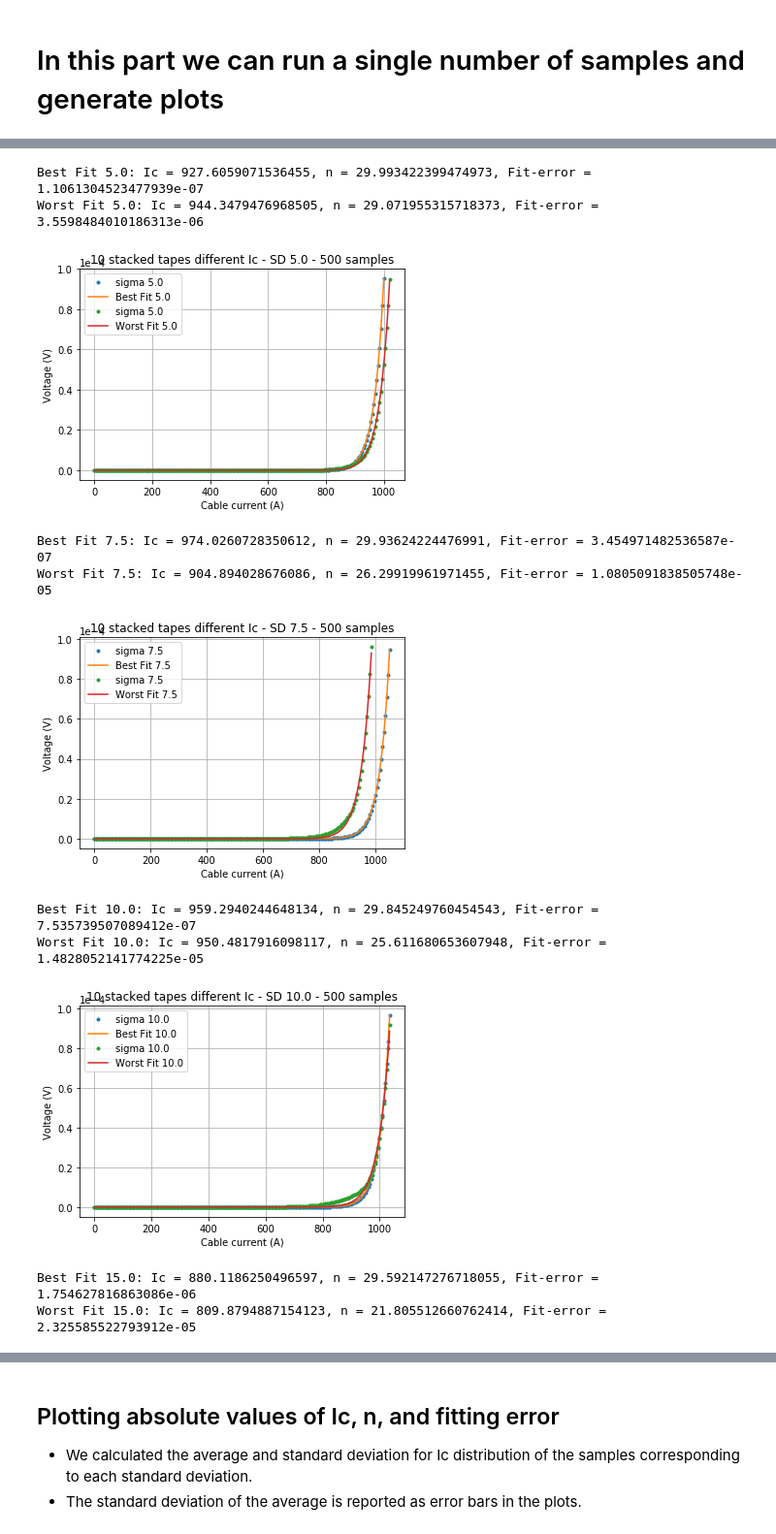
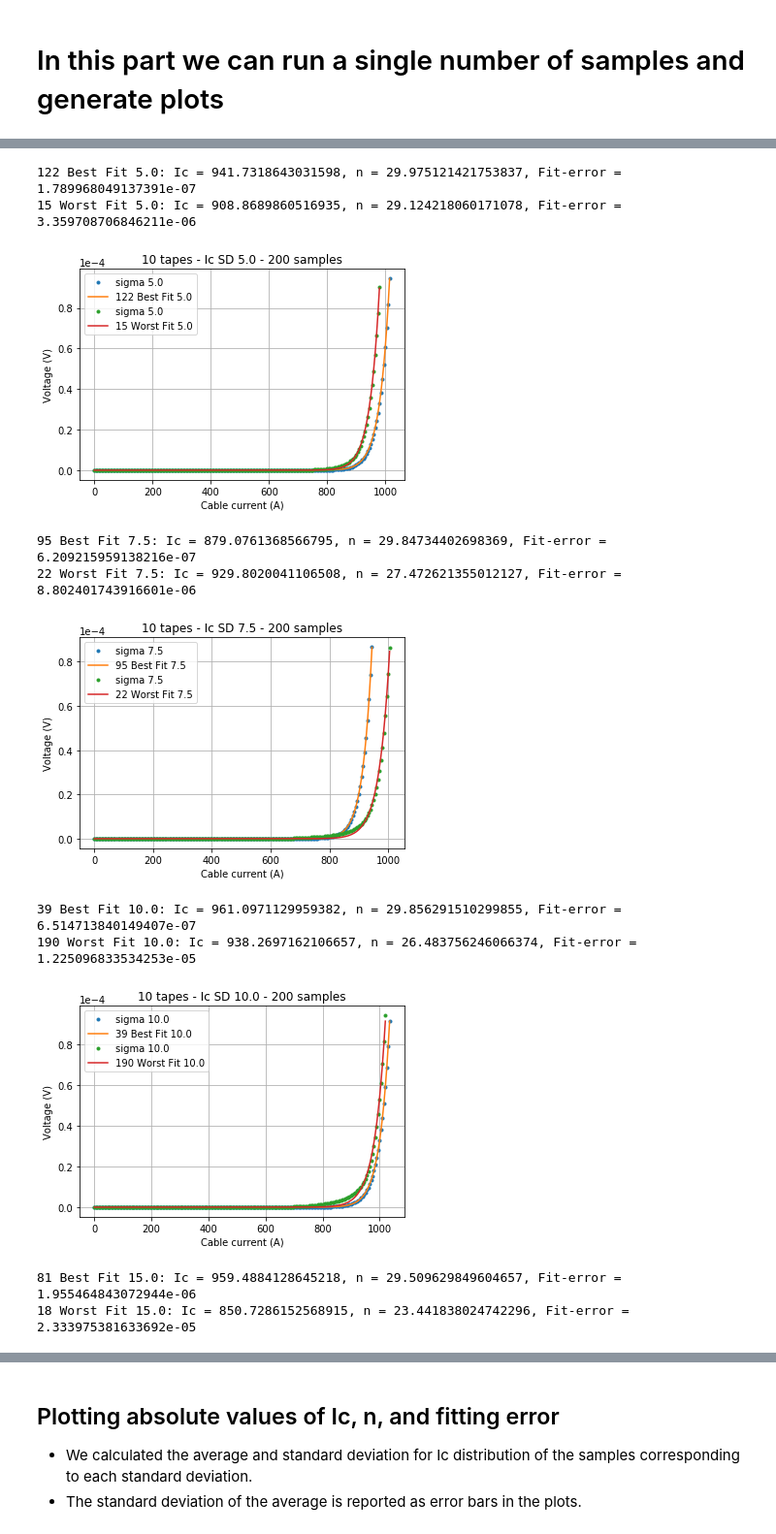
Before and after one commit to auroc10/LBNL, a Jupyter notebook: Ngspice statistics for Ic.ipynb, the cells around one changed output, grey strips where cells are left out. Shown at 97% size. Saved outputs shown, nothing was run; the diff lists cells and outputs as text; code cells hidden in the pictures.

```diff
--- a/Ngspice statistics for Ic.ipynb
+++ b/Ngspice statistics for Ic.ipynb
@@ -263,9 +263,9 @@ def main(Nsample):
     # Saving data from average and sd arrays
     fileaveragename = f'{N} tapes - {Nsample} samples'
     with open(fileaveragename, 'w') as output:
-        output.write('SD\t Ic\t sd_Ic\t n\t sd_n\t Fit_error\t sd_error\n')
+        output.write('SD\t Ic\t sd_Ic\t n\t sd_n\t Fit_error\t sd_error\t max_fiterror_index\t min_fiterror_index\n ')
         for i in range(len(sigma)):
-            output.write(f'{sigma[i]}\t {Ic_array[i]}\t {sd_Ic[i]}\t {n_array[i]}\t {sd_n[i]}\t {Error_fit_array[i]}\t {sd_error[i]}\n')
+            output.write(f'{sigma[i]}\t {Ic_array[i]}\t {sd_Ic[i]}\t {n_array[i]}\t {sd_n[i]}\t {Error_fit_array[i]}\t {sd_error[i]}\t {max_fiterror_index[i]}\t {min_fiterror_index[i]}\n')
 
     # Stop timer
     stop = timeit.default_timer()
@@ -301,70 +301,75 @@ def readfilensample(Nsample):
 # %% [markdown]
 # Comparison of the results for different number of samples
 # %%
-
 %matplotlib inline
 Nsamples = np.array([10,20,50,100,200,500,1000])
 #Nsamples = np.array([200,500,1000])
 for i in range(len(Nsamples)):
     data = readfilensample(Nsamples[i])
     Ic_array = data[:,1]
-    plt.plot(sigma,Ic_array, label = f'{Nsamples[i]} samples')
+    plt.plot(sigma,Ic_array,'--', label = f'{Nsamples[i]} samples')
 plt.ylabel('Average Ic')
 plt.xlabel('Standard deviation')
 plt.legend()
 plt.grid()
+plt.savefig('Different samples-Averaged Ic')
 plt.show()
 
 for i in range(len(Nsamples)):
     data = readfilensample(Nsamples[i])
     sd_Ic = data[:,2]
-    plt.plot(sigma,sd_Ic, label = f'{Nsamples[i]} samples')
+    plt.plot(sigma,sd_Ic,'--', label = f'{Nsamples[i]} samples')
 plt.ylabel('Average sd_Ic')
 plt.xlabel('Standard deviation')
 plt.legend()
 plt.grid()
+plt.savefig('Different samples-Averaged sd_Ic')
 plt.show()
 
 for i in range(len(Nsamples)):
     data = readfilensample(Nsamples[i])
     n_array = data[:,3]
-    plt.plot(sigma,n_array, label = f'{Nsamples[i]} samples')
+    plt.plot(sigma,n_array,'--', label = f'{Nsamples[i]} samples')
 plt.ylabel('Average n')
 plt.xlabel('Standard deviation')
 plt.legend()
 plt.grid()
+plt.savefig('Different samples-Averaged n')
 plt.show()
 
 for i in range(len(Nsamples)):
     data = readfilensample(Nsamples[i])
     sd_n = data[:,4]
-    plt.plot(sigma,sd_n, label = f'{Nsamples[i]} samples')
+    plt.plot(sigma,sd_n,'--', label = f'{Nsamples[i]} samples')
 plt.ylabel('Average sd_n')
 plt.xlabel('Standard deviation')
 plt.legend()
 plt.grid()
+plt.savefig('Different samples-Averaged sd_n')
 plt.show()
 
 for i in range(len(Nsamples)):
     data = readfilensample(Nsamples[i])
     Error_fit_array = data[:,5]
-    plt.plot(sigma,Error_fit_array, label = f'{Nsamples[i]} samples')
+    plt.plot(sigma,Error_fit_array,'--', label = f'{Nsamples[i]} samples')
 plt.ylabel('Average Fit error')
 plt.xlabel('Standard deviation')
 plt.ticklabel_format(style='sci', axis='y', scilimits=(0,0))
 plt.legend()
 plt.grid()
+plt.savefig('Different samples-Averaged Fit error')
 plt.show()
 
 for i in range(len(Nsamples)):
     data = readfilensample(Nsamples[i])
     sd_error = data[:,6]
-    plt.plot(sigma,sd_error, label = f'{Nsamples[i]} samples')
+    plt.plot(sigma,sd_error,'--', label = f'{Nsamples[i]} samples')
 plt.ylabel('Average sd_error')
 plt.xlabel('Standard deviation')
 plt.ticklabel_format(style='sci', axis='y', scilimits=(0,0))
 plt.legend()
 plt.grid()
+plt.savefig('Different samples-Averaged sd_error')
 plt.show()
     #max_fiterror_index = data[:,7]
     #min_fiterror_index = data[:,8]
@@ -388,7 +393,7 @@ start = timeit.default_timer()
 N = 10 # Number of tapes
 mu = 100 # mean value for Ic
 sigma = np.array([1,3,5,7.5,10,15,20,25,30,40,50,60])
-Nsample = 500 # Number of samples per each standard deviation
+Nsample = 200 # Number of samples per each standard deviation
 Imax = 1.25*N*mu # I added a some overcurrent of 25% for the cable current
 
 Ic_array = [] # Array to save Ic from each sample
@@ -507,9 +512,9 @@ min_fiterror_index = np.array(min_fiterror_index)
 # Saving data from average and sd arrays
 fileaveragename = f'{N} tapes - {Nsample} samples'
 with open(fileaveragename, 'w') as output:
-    output.write('SD\t Ic\t sd_Ic\t n\t sd_n\t Fit_error\t sd_error\n')
+    output.write('SD\t Ic\t sd_Ic\t n\t sd_n\t Fit_error\t sd_error\t max_fiterror_index\t min_fiterror_index\n ')
     for i in range(len(sigma)):
-        output.write(f'{sigma[i]}\t {Ic_array[i]}\t {sd_Ic[i]}\t {n_array[i]}\t {sd_n[i]}\t {Error_fit_array[i]}\t {sd_error[i]}\n')
+        output.write(f'{sigma[i]}\t {Ic_array[i]}\t {sd_Ic[i]}\t {n_array[i]}\t {sd_n[i]}\t {Error_fit_array[i]}\t {sd_error[i]}\t {max_fiterror_index[i]}\t {min_fiterror_index[i]}\n')
 
 # Stop timer
 stop = timeit.default_timer()
@@ -530,21 +535,22 @@ for i in range(len(sigma)):
         filename = f'{Nsample} samples/{N} tapes sd {sigma[i]} sample {j+1}.cir'
 
         if j == min_fiterror_index[i]:
-            tag = 'Best '
+            tag = f'{j} Best '
             plotting()
 
     for j in range(Nsample):
         filename = f'{Nsample} samples/{N} tapes sd {sigma[i]} sample {j+1}.cir'
         if j == max_fiterror_index[i]:
-            tag = 'Worst '
+            tag = f'{j} Worst '
             plotting()
 
     plt.xlabel('Cable current (A)')
     plt.ylabel('Voltage (V)')
-    plt.title(f'{N} stacked tapes different Ic - SD {sigma[i]} - {Nsample} samples')
+    plt.title(f'{N} tapes - Ic SD {sigma[i]} - {Nsample} samples')
     plt.ticklabel_format(style='sci', axis='y', scilimits=(0,0))
     plt.legend()
     plt.grid()
+    plt.savefig(f'{N} tapes - Ic SD {sigma[i]} - {Nsample} samples.png')
     plt.show()
 # Stop timer
 stop = timeit.default_timer()
@@ -560,11 +566,11 @@ Worst Fit 3.0: Ic = 928.8871922703694, n = 29.6410099146068, Fit-error = 1.42086
-Best Fit 5.0: Ic = 927.6059071536455, n = 29.993422399474973, Fit-error = 1.1061304523477939e-07
-Worst Fit 5.0: Ic = 944.3479476968505, n = 29.071955315718373, Fit-error = 3.5598484010186313e-06
+122 Best Fit 5.0: Ic = 941.7318643031598, n = 29.975121421753837, Fit-error = 1.789968049137391e-07
+15 Worst Fit 5.0: Ic = 908.8689860516935, n = 29.124218060171078, Fit-error = 3.359708706846211e-06
-[figure, old version]
+[figure, new version]
-Best Fit 7.5: Ic = 974.0260728350612, n = 29.93624224476991, Fit-error = 3.454971482536587e-07
-Worst Fit 7.5: Ic = 904.894028676086, n = 26.29919961971455, Fit-error = 1.0805091838505748e-05
+95 Best Fit 7.5: Ic = 879.0761368566795, n = 29.84734402698369, Fit-error = 6.209215959138216e-07
+22 Worst Fit 7.5: Ic = 929.8020041106508, n = 27.472621355012127, Fit-error = 8.802401743916601e-06
-[figure, old version]
+[figure, new version]
-Best Fit 10.0: Ic = 959.2940244648134, n = 29.845249760454543, Fit-error = 7.535739507089412e-07
-Worst Fit 10.0: Ic = 950.4817916098117, n = 25.611680653607948, Fit-error = 1.4828052141774225e-05
+39 Best Fit 10.0: Ic = 961.0971129959382, n = 29.856291510299855, Fit-error = 6.514713840149407e-07
+190 Worst Fit 10.0: Ic = 938.2697162106657, n = 26.483756246066374, Fit-error = 1.225096833534253e-05
-[figure, old version]
+[figure, new version]
-Best Fit 15.0: Ic = 880.1186250496597, n = 29.592147276718055, Fit-error = 1.754627816863086e-06
-Worst Fit 15.0: Ic = 809.8794887154123, n = 21.805512660762414, Fit-error = 2.325585522793912e-05
+81 Best Fit 15.0: Ic = 959.4884128645218, n = 29.509629849604657, Fit-error = 1.955464843072944e-06
+18 Worst Fit 15.0: Ic = 850.7286152568915, n = 23.441838024742296, Fit-error = 2.333975381633692e-05
```
Also changed, not shown: parts of 7 cells of this notebook.
